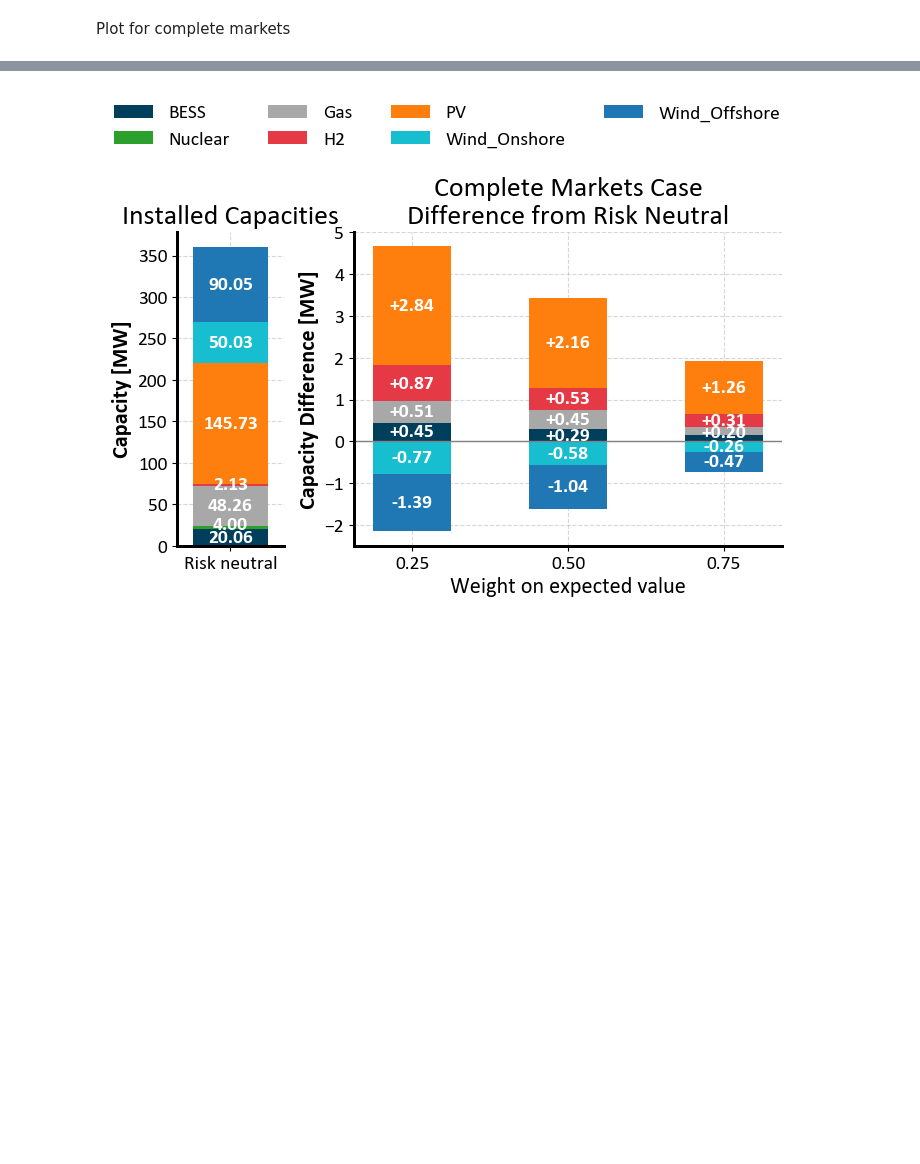
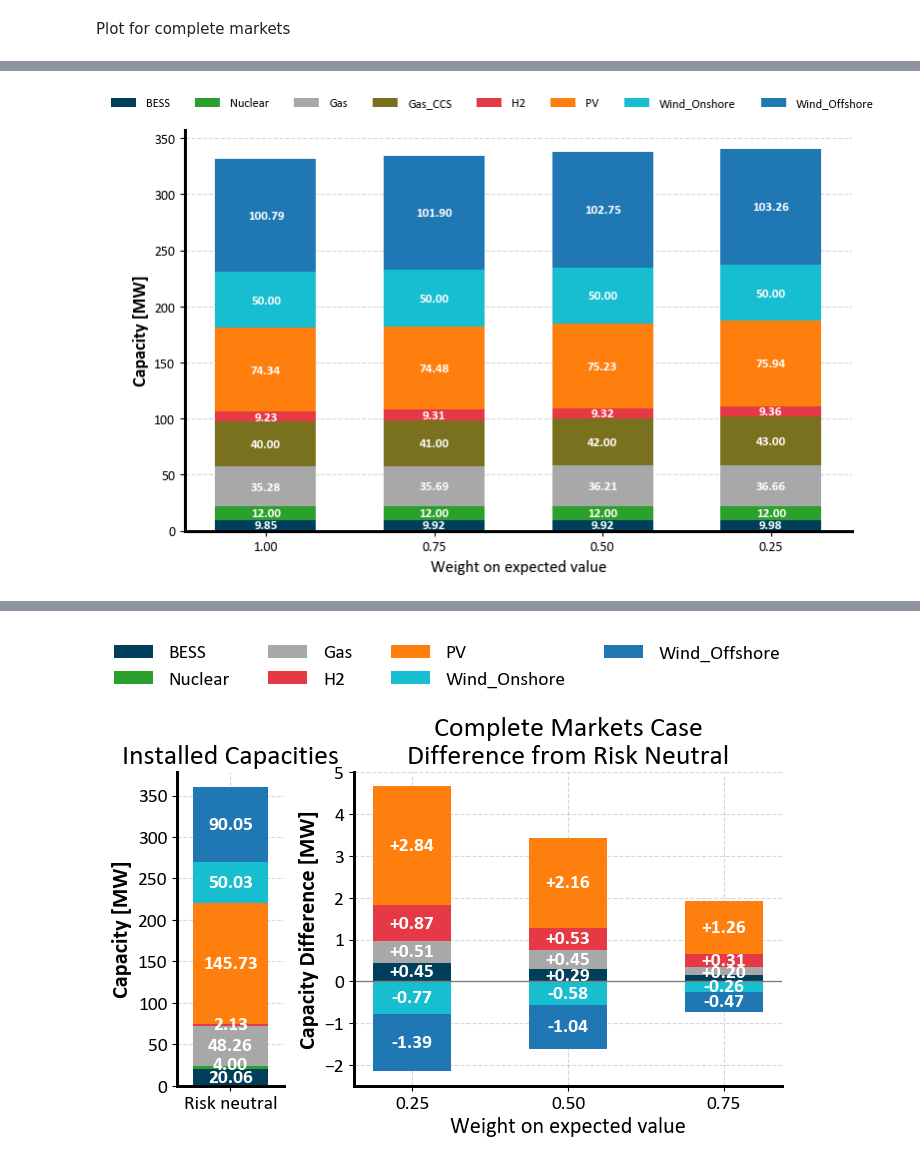
Before and after one commit to Andreas-Makrides-ICL/msc-thesis-incomplete-markets-LDES, a Jupyter notebook: models/Extra/Comparison_central_planner_ADMM/plotting_results.ipynb, the cells around one changed output, grey strips where cells are left out. Drawn from its saved outputs; the diff is of its cells as text; code cells hidden in the pictures; blank space fills up the shorter version.

```diff
--- a/models/Extra/Comparison_central_planner_ADMM/plotting_results.ipynb
+++ b/models/Extra/Comparison_central_planner_ADMM/plotting_results.ipynb
@@ -132,0 +134,89 @@ fig.savefig("complete_poster.png", dpi=400, bbox_inches='tight')
+# %%
+import pandas as pd
+import matplotlib.pyplot as plt
+import numpy as np
+from matplotlib import rcParams
+from matplotlib.patches import Rectangle
+
+# === Matplotlib setup ===
+rcParams['patch.edgecolor'] = 'none'
+rcParams['patch.linewidth'] = 0
+rcParams['patch.antialiased'] = False
+rcParams['font.family'] = 'Calibri'
+rcParams['axes.labelweight'] = 'bold'
+
+# === Load & filter data ===
+df_raw = pd.read_csv(r"C:\Users\user\Desktop\msc-thesis-incomplete-markets-LDES\models\Extra\Complete_markets_risk_averse_central_planner\PSCC_results\risk_aversion_results.csv")
+df = df_raw[df_raw["delta"] != 0]
+
+capacity_cols = ['PV', 'Gas', 'Gas_CCS', 'Wind_Onshore', 'Wind_Offshore', 'Nuclear', 'BESS_P', 'H2_P']
+df = df[['delta'] + capacity_cols]
+
+# target deltas (ensure present, keep this order)
+target_deltas = [1.00, 0.75, 0.50, 0.25]
+df_plot = (
+    df[df['delta'].round(2).isin([round(d, 2) for d in target_deltas])]
+    .drop_duplicates(subset=['delta'])
+    .set_index('delta')
+    .reindex(target_deltas)
+)
+
+# === Techs, labels, colors ===
+techs  = ['BESS_P', 'Nuclear', 'Gas', 'Gas_CCS', 'H2_P', 'PV', 'Wind_Onshore', 'Wind_Offshore']
+labels = ['BESS',   'Nuclear', 'Gas', 'Gas_CCS', 'H2',   'PV', 'Wind_Onshore', 'Wind_Offshore']
+colors = {
+    'BESS_P': '#003f5c',
+    'Nuclear': '#2ca02c',
+    'Gas': '#a8a8a8',
+    'Gas_CCS': "#7a711f",
+    'H2_P': '#e63946',
+    'PV': '#ff7f0e',
+    'Wind_Onshore': '#17becf',
+    'Wind_Offshore': '#1f77b4'
+}
+
+# === Single figure/axes ===
+fig, ax = plt.subplots(figsize=(7.5, 5))
+ax.spines[['top', 'right']].set_visible(False)
+ax.yaxis.grid(True, linestyle='--', alpha=0.5)
+ax.xaxis.grid(False)
+ax.set_axisbelow(True)
+
+x = np.arange(len(target_deltas))
+bar_width = 0.6
+
+# stacked bars + white labels
+bottom = np.zeros(len(target_deltas), dtype=float)
+for tech in techs:
+    vals = df_plot[tech].to_numpy(dtype=float)
+    bars = ax.bar(x, vals, width=bar_width, bottom=bottom, color=colors[tech])
+    for i, bar in enumerate(bars):
+        if vals[i] > 0.1:  # avoid tiny labels
+            ax.text(
+                bar.get_x() + bar.get_width()/2,
+                bottom[i] + vals[i]/2,
+                f"{vals[i]:.2f}",
+                ha="center", va="center",
+                color="white", fontsize=9.5, fontweight="bold"
+            )
+    bottom += vals
+
+# labels/ticks
+ax.set_xticks(x)
+ax.set_xticklabels([f"{d:.2f}" for d in target_deltas], fontsize=10)
+ax.set_xlabel("Weight on expected value", fontsize=12, fontweight = 'normal')
+ax.set_ylabel("Capacity [MW]", fontsize=13, fontweight='bold')
+ax.tick_params(axis='y', labelsize=10)
+
+
+# legend
+handles = [Rectangle((0, 0), 1, 1, facecolor=colors[t]) for t in techs]
+fig.legend(handles, labels, loc='upper center', ncol=len(techs), fontsize=9, frameon=False)
+
+plt.tight_layout(rect=[0, 0, 1, 0.95])
+plt.show()
+
+
+fig.savefig("complete_pscc.png", format="png", dpi=600, bbox_inches="tight")
+# %% [output]
+[figure, added]
```
Also changed, not shown: parts of 5 cells of this notebook, 33 other files.
